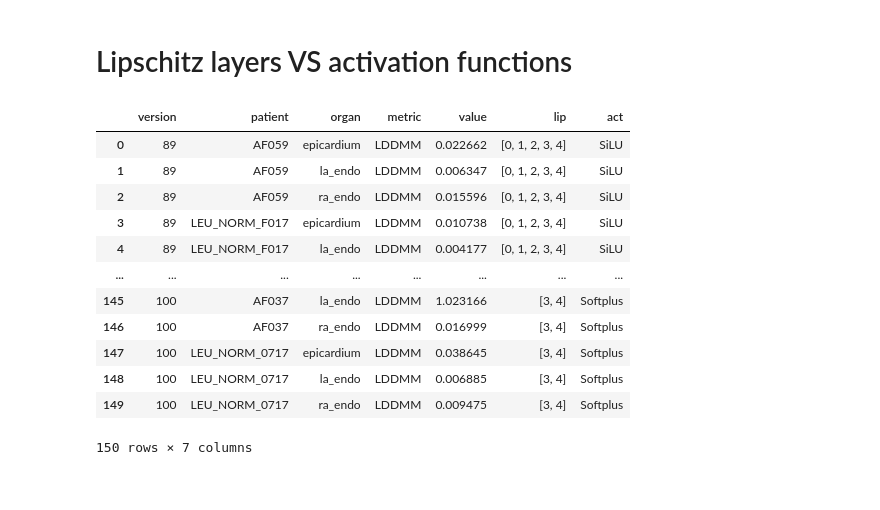
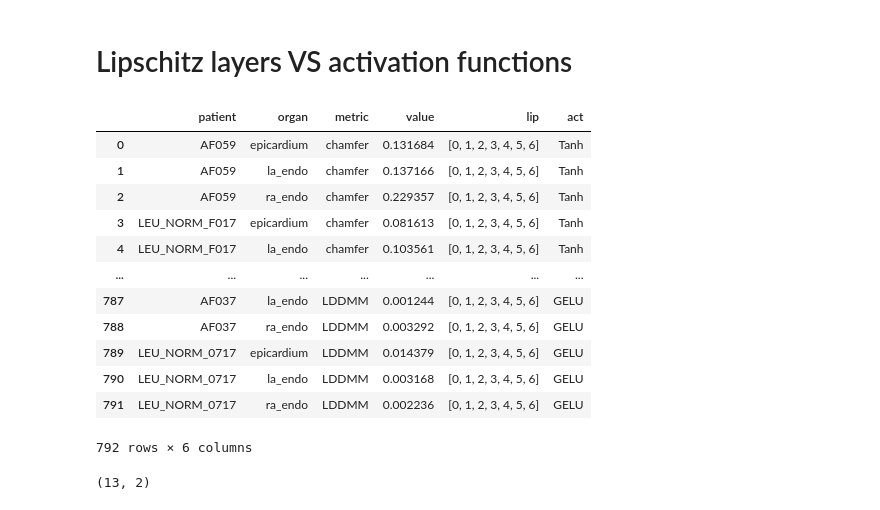
Before and after one commit to enr1xo/deepcsdf-ventricles-MRI, a Jupyter notebook: summarize_performance_metrics.ipynb, the cells around one changed output. Saved outputs shown, nothing was run; the diff lists cells and outputs as text; code cells hidden in the pictures.

```diff
--- a/summarize_performance_metrics.ipynb
+++ b/summarize_performance_metrics.ipynb
@@ -167,38 +169,42 @@ Then if I have several tables like that, for several activation functions for ex
 # %%
 # for these experiments, names are just like {version}-{experiment_name}-chamfer-{opt}.parquet
 # retrieve all the wanted files
 dfs = []
 
-for file_path in Path("results/metrics").glob("version_*.parquet"):
+for file_path in Path("results/metrics").glob("*-LipAndAct*.parquet"):
     # extract version from filename, e.g. version_89.csv → 89
     version = file_path.stem.split("-")[0].split("_")[-1]
     # go fetch the specs file
-    exp = "deepsdfatria_training_concurrent" #file_path.stem.split("-")[1]
+    exp = "training_sweeps/" + file_path.stem.split("-")[1]
     with open(f"experiments/{exp}/version_{version}/hparams.json") as f:
         specs = json.load(f)
-    lip_layers = specs["Network_specs"]["lipschits_layers"]
+    lip_layers = specs["Network_specs"]["lipschitz_layers"]
     act = specs["Network_specs"]["activation"]
     df = pd.read_parquet(file_path)
     df["version"] = int(version)
     df["lip"] = str(lip_layers) # has to be a single value
     df["act"] = act
     dfs.append(df)
 
 df_all = pd.concat(dfs, ignore_index=True)
 df_all["value"] = df_all["value"].apply(parse_value)
-# df_across_vers["version"].unique() # inspect which versions are there
-df_all
+df_all.drop(columns="version") # each version is a combination of lip and act, which I really want, I donìt actually need version number
 # %% [output]
-|  | version | patient | organ | metric | value | lip | act |
-| 0 | 89 | AF059 | epicardium | LDDMM | 0.022662 | [0, 1, 2, 3, 4] | SiLU |
-| 1 | 89 | AF059 | la_endo | LDDMM | 0.006347 | [0, 1, 2, 3, 4] | SiLU |
-| 2 | 89 | AF059 | ra_endo | LDDMM | 0.015596 | [0, 1, 2, 3, 4] | SiLU |
-| 3 | 89 | LEU_NORM_F017 | epicardium | LDDMM | 0.010738 | [0, 1, 2, 3, 4] | SiLU |
-| 4 | 89 | LEU_NORM_F017 | la_endo | LDDMM | 0.004177 | [0, 1, 2, 3, 4] | SiLU |
-| ... | ... | ... | ... | ... | ... | ... | ... |
-| 145 | 100 | AF037 | la_endo | LDDMM | 1.023166 | [3, 4] | Softplus |
-| 146 | 100 | AF037 | ra_endo | LDDMM | 0.016999 | [3, 4] | Softplus |
-| 147 | 100 | LEU_NORM_0717 | epicardium | LDDMM | 0.038645 | [3, 4] | Softplus |
-| 148 | 100 | LEU_NORM_0717 | la_endo | LDDMM | 0.006885 | [3, 4] | Softplus |
-| 149 | 100 | LEU_NORM_0717 | ra_endo | LDDMM | 0.009475 | [3, 4] | Softplus |
+|  | patient | organ | metric | value | lip | act |
+| 0 | AF059 | epicardium | chamfer | 0.131684 | [0, 1, 2, 3, 4, 5, 6] | Tanh |
+| 1 | AF059 | la_endo | chamfer | 0.137166 | [0, 1, 2, 3, 4, 5, 6] | Tanh |
+| 2 | AF059 | ra_endo | chamfer | 0.229357 | [0, 1, 2, 3, 4, 5, 6] | Tanh |
+| 3 | LEU_NORM_F017 | epicardium | chamfer | 0.081613 | [0, 1, 2, 3, 4, 5, 6] | Tanh |
+| 4 | LEU_NORM_F017 | la_endo | chamfer | 0.103561 | [0, 1, 2, 3, 4, 5, 6] | Tanh |
+| ... | ... | ... | ... | ... | ... | ... |
+| 787 | AF037 | la_endo | LDDMM | 0.001244 | [0, 1, 2, 3, 4, 5, 6] | GELU |
+| 788 | AF037 | ra_endo | LDDMM | 0.003292 | [0, 1, 2, 3, 4, 5, 6] | GELU |
+| 789 | LEU_NORM_0717 | epicardium | LDDMM | 0.014379 | [0, 1, 2, 3, 4, 5, 6] | GELU |
+| 790 | LEU_NORM_0717 | la_endo | LDDMM | 0.003168 | [0, 1, 2, 3, 4, 5, 6] | GELU |
+| 791 | LEU_NORM_0717 | ra_endo | LDDMM | 0.002236 | [0, 1, 2, 3, 4, 5, 6] | GELU |
-150 rows × 7 columns
+792 rows × 6 columns
+# %%
+df_all["patient"].nunique()
+df_all[["lip", "act"]].drop_duplicates().shape
+# %% [output]
+(13, 2)
```
Also changed, not shown: parts of 5 cells of this notebook.
